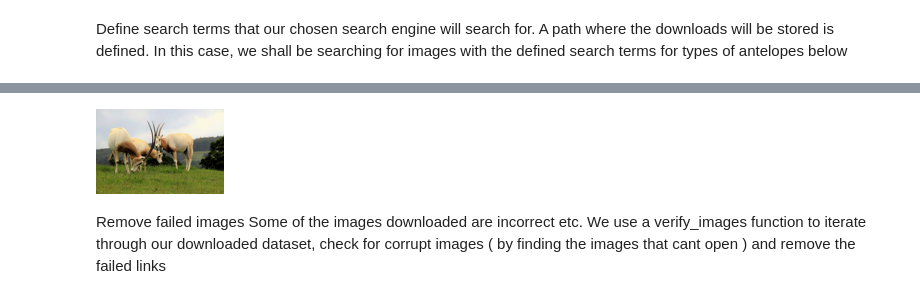
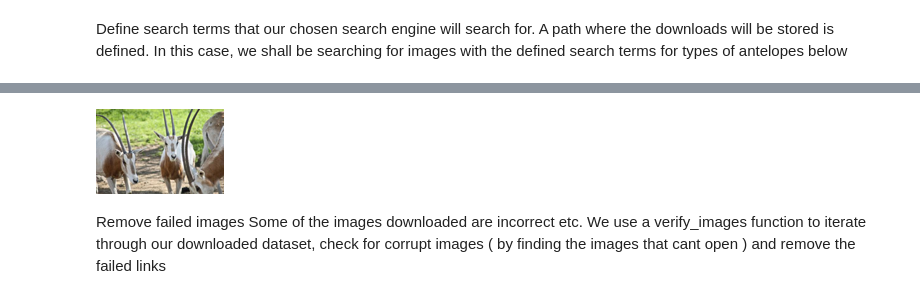
Before and after one commit to rubanzasilva/Antelope-Classifier, a Jupyter notebook: AntelopeClassifier.ipynb, the cells around one changed output, grey strips where cells are left out. Cells and saved outputs as stored; diff of their text form; code cells hidden in the pictures.

```diff
--- a/AntelopeClassifier.ipynb
+++ b/AntelopeClassifier.ipynb
@@ -107,9 +122,11 @@ antelope  gdrive  sample_data
 !ls antelope/Oryx
-# %%
-im = Image.open('antelope/Oryx/7579849e-002d-46df-9306-c0caeecb31c6.jpeg')
-im.to_thumb(128,128)
-# %% [output]
-[figure, removed]
+# %%
+#| label: fig-dataset-preview
+#| fig-cap: Preview of image from our downloaded dataset
+im = Image.open('antelope/Oryx/cd706adb-85df-4883-af3f-cd7416e04b54.jpg')
+im.to_thumb(128,128)
+# %% [output]
+[figure, added]
 # %% [markdown]
 Remove failed images
 Some of the images downloaded are incorrect etc.
```
Also changed, not shown: parts of 62 cells of this notebook.
